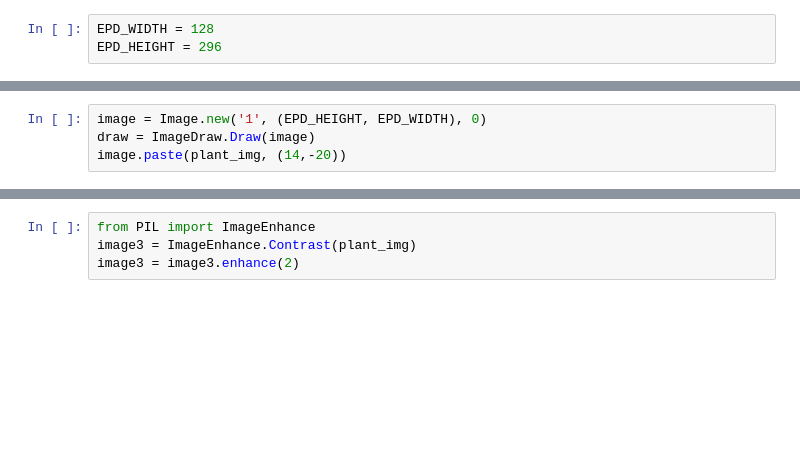
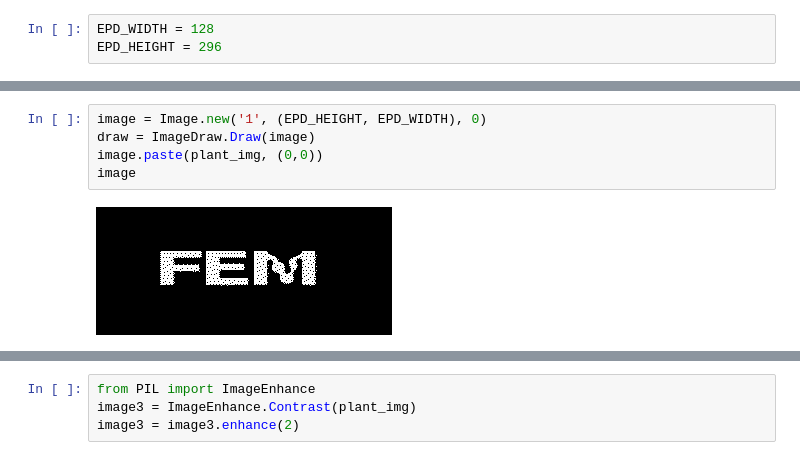
Before and after one commit to fbacinello/raspberry, a Jupyter notebook: bike/conda/Display tests.ipynb, the cells around one changed output, grey strips where cells are left out. Drawn from its saved outputs; the diff is of its cells as text; blank space fills up the shorter version.

```diff
--- a/bike/conda/Display tests.ipynb
+++ b/bike/conda/Display tests.ipynb
@@ -13,7 +22,10 @@ plant_img.size
 # %%
 image = Image.new('1', (EPD_HEIGHT, EPD_WIDTH), 0)
 draw = ImageDraw.Draw(image)
-image.paste(plant_img, (14,-20))
+image.paste(plant_img, (0,0))
+image
+# %% [output]
+[figure, added]
 # %%
 image
 # %% [output]
```
Also changed, not shown: parts of 6 cells of this notebook, 2 other files.
